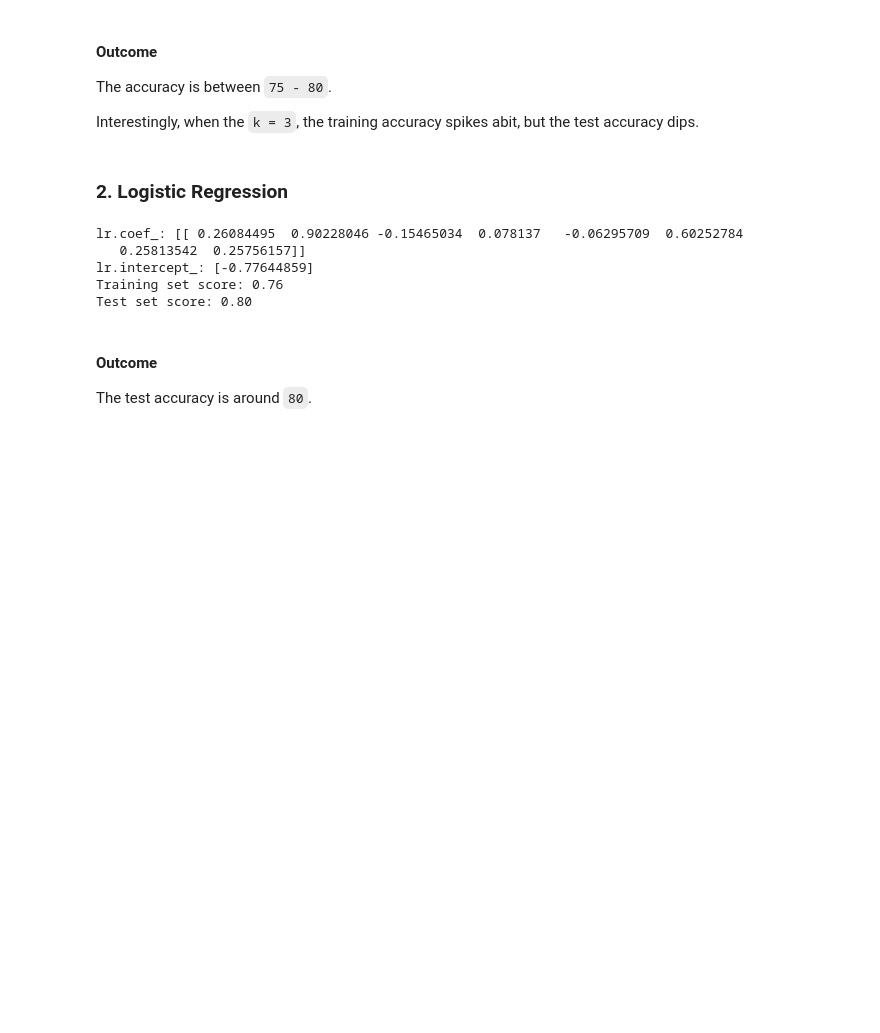
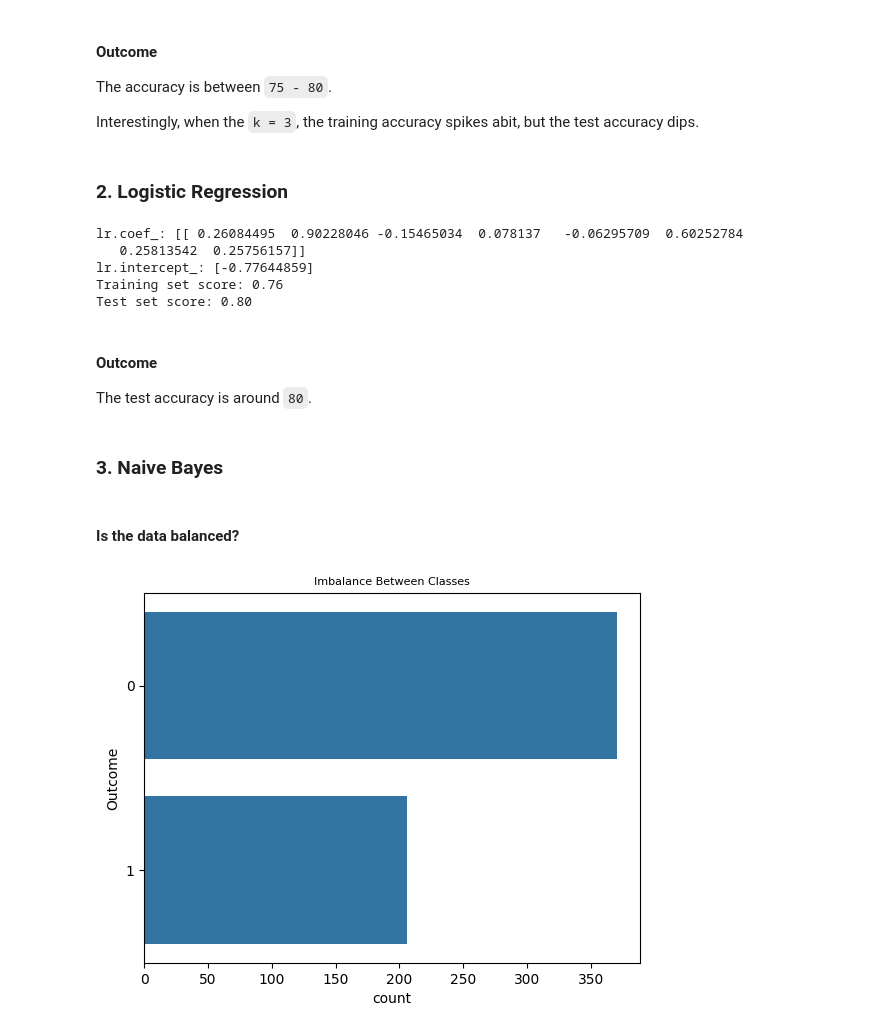
Before and after one commit to CalvoM/my-chess-style, a Jupyter notebook: notebooks/Diabetes Patients analysis.ipynb, the cells around one changed output. Drawn from its saved outputs; the diff is of its cells as text; code cells hidden in the pictures; blank space fills up the shorter version.

Commit message:
data_training: started with naive bayes algorithm

```diff
--- a/notebooks/Diabetes Patients analysis.ipynb
+++ b/notebooks/Diabetes Patients analysis.ipynb
@@ -160,3 +160,13 @@ Test set score: 0.80
 #### Outcome
 
 The test accuracy is around `80`.
+# %% [markdown]
+### 3. Naive Bayes
+# %% [markdown]
+#### Is the data balanced?
+# %%
+sns.countplot(y=y_train)
+plt.title("Imbalance Between Classes", size=8)
+plt.show()
+# %% [output]
+[figure, added]
```
Also changed, not shown: 2 other files.
